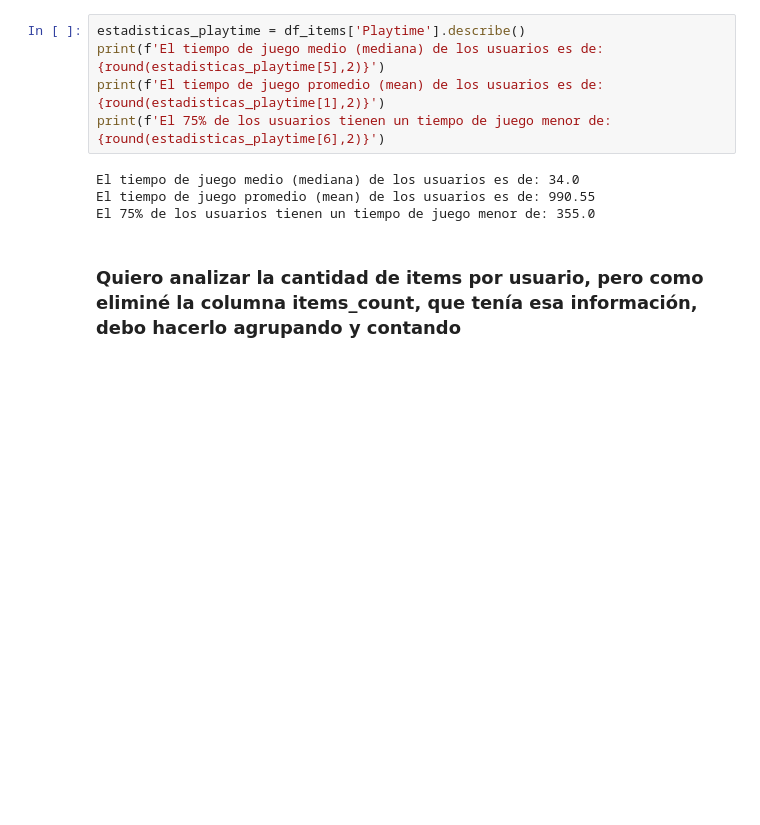
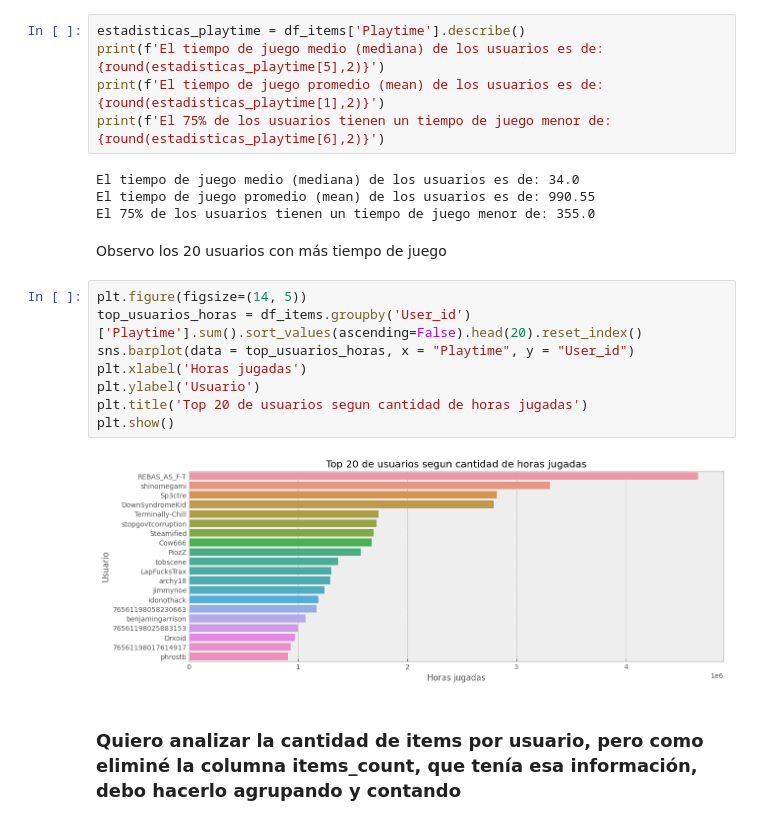
Before and after one commit to anapmaya/PI1_Henry_MLOPS, a Jupyter notebook: EDA.ipynb, the cells around one changed output. Drawn from its saved outputs; the diff is of its cells as text; blank space fills up the shorter version.

```diff
--- a/EDA.ipynb
+++ b/EDA.ipynb
@@ -244,6 +246,18 @@ print(f'El 75% de los usuarios tienen un tiempo de juego menor de: {round(estadi
 El tiempo de juego medio (mediana) de los usuarios es de: 34.0
 El tiempo de juego promedio (mean) de los usuarios es de: 990.55
 El 75% de los usuarios tienen un tiempo de juego menor de: 355.0
+# %% [markdown]
+Observo los 20 usuarios con más tiempo de juego
+# %%
+plt.figure(figsize=(14, 5))
+top_usuarios_horas = df_items.groupby('User_id')['Playtime'].sum().sort_values(ascending=False).head(20).reset_index()
+sns.barplot(data = top_usuarios_horas, x = "Playtime", y = "User_id")
+plt.xlabel('Horas jugadas')
+plt.ylabel('Usuario')
+plt.title('Top 20 de usuarios segun cantidad de horas jugadas')
+plt.show()
+# %% [output]
+[figure, added]
 # %% [markdown]
 ### Quiero analizar la cantidad de items por usuario, pero como eliminé la columna items_count, que tenía esa información, debo hacerlo agrupando y contando
 # %%
```
Also changed, not shown: parts of 15 cells of this notebook, 3 other files.
